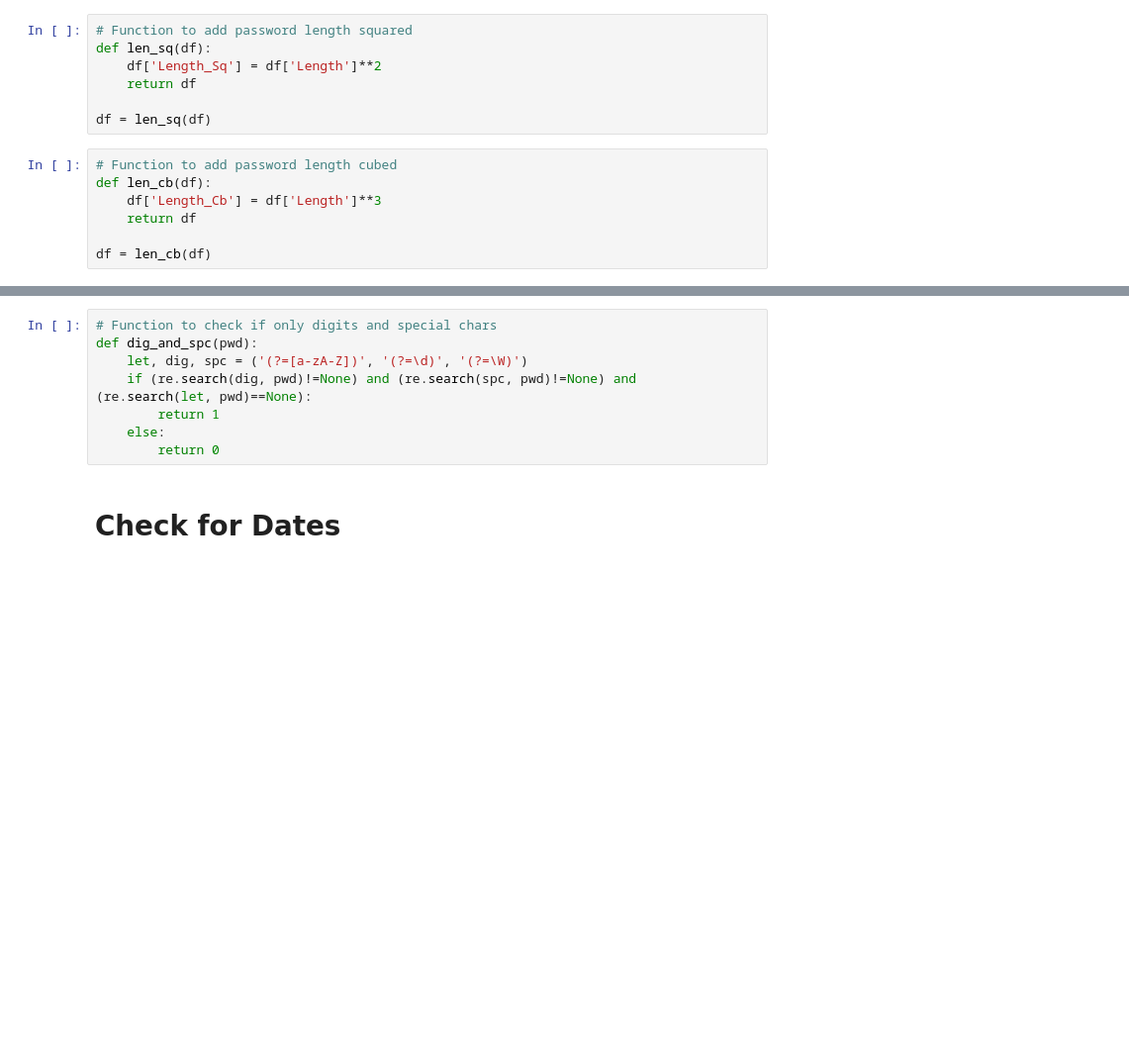
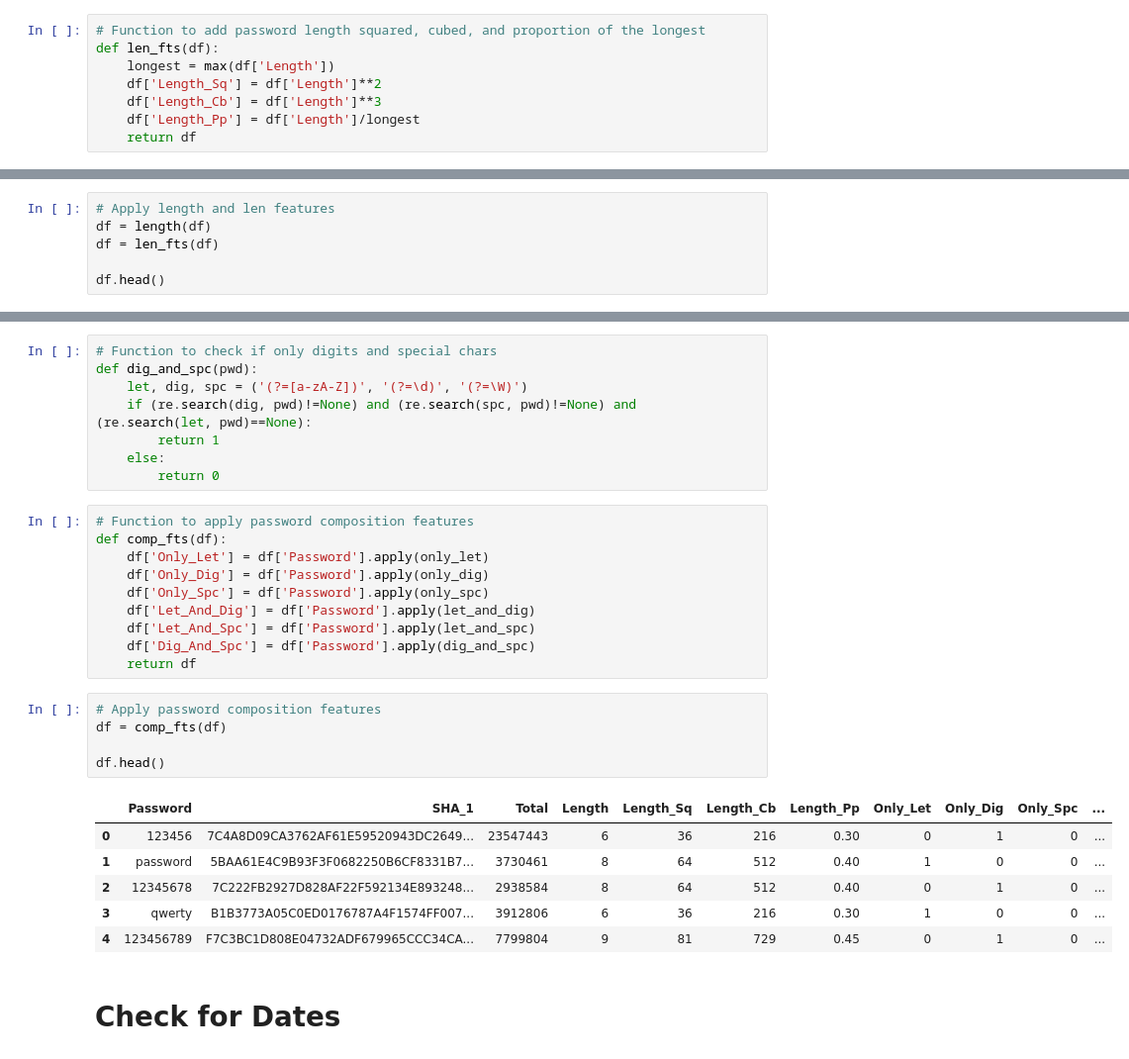
Before and after one commit to EricB10/pwned-passwords-project, a Jupyter notebook: feature_creation.ipynb, the cells around one changed output, grey strips where cells are left out. Shown: that part at 99% size. Saved outputs shown, nothing was run; the diff lists cells and outputs as text; blank space fills up the shorter version.

Commit message:
working dataframe

```diff
--- a/feature_creation.ipynb
+++ b/feature_creation.ipynb
@@ -43,14 +26,8 @@ df = drop_short(df)
 # %%
-# Function to add password length squared
-def len_sq(df):
+# Function to add password length squared, cubed, and proportion of the longest
+def len_fts(df):
+    longest = max(df['Length'])
     df['Length_Sq'] = df['Length']**2
+    df['Length_Cb'] = df['Length']**3
+    df['Length_Pp'] = df['Length']/longest
     return df
-
-df = len_sq(df)
-# %%
-# Function to add password length cubed
-def len_cb(df):
-    df['Length_Cb'] = df['Length']**3
-    return df
-
-df = len_cb(df)
@@ -63,0 +34,6 @@ len_pp(df)
+# %%
+# Apply length and len features
+df = length(df)
+df = len_fts(df)
+
+df.head()
@@ -111,6 +94,28 @@ def dig_and_spc(pwd):
         return 1
     else:
         return 0
+# %%
+# Function to apply password composition features
+def comp_fts(df):
+    df['Only_Let'] = df['Password'].apply(only_let)
+    df['Only_Dig'] = df['Password'].apply(only_dig)
+    df['Only_Spc'] = df['Password'].apply(only_spc)
+    df['Let_And_Dig'] = df['Password'].apply(let_and_dig)
+    df['Let_And_Spc'] = df['Password'].apply(let_and_spc)
+    df['Dig_And_Spc'] = df['Password'].apply(dig_and_spc)
+    return df
+# %%
+# Apply password composition features
+df = comp_fts(df)
+
+df.head()
+# %% [output]
+|  | Password | SHA_1 | Total | Length | Length_Sq | Length_Cb | Length_Pp | Only_Let | Only_Dig | Only_Spc | ... |
+| 0 | 123456 | 7C4A8D09CA3762AF61E59520943DC2649... | 23547443 | 6 | 36 | 216 | 0.30 | 0 | 1 | 0 | ... |
+| 1 | password | 5BAA61E4C9B93F3F0682250B6CF8331B7... | 3730461 | 8 | 64 | 512 | 0.40 | 1 | 0 | 0 | ... |
+| 2 | 12345678 | 7C222FB2927D828AF22F592134E893248... | 2938584 | 8 | 64 | 512 | 0.40 | 0 | 1 | 0 | ... |
+| 3 | qwerty | B1B3773A05C0ED0176787A4F1574FF007... | 3912806 | 6 | 36 | 216 | 0.30 | 1 | 0 | 0 | ... |
+| 4 | 123456789 | F7C3BC1D808E04732ADF679965CCC34CA... | 7799804 | 9 | 81 | 729 | 0.45 | 0 | 1 | 0 | ... |
 # %% [markdown]
 # Check for Dates
 # %%
```
Also changed, not shown: parts of 43 cells of this notebook.
